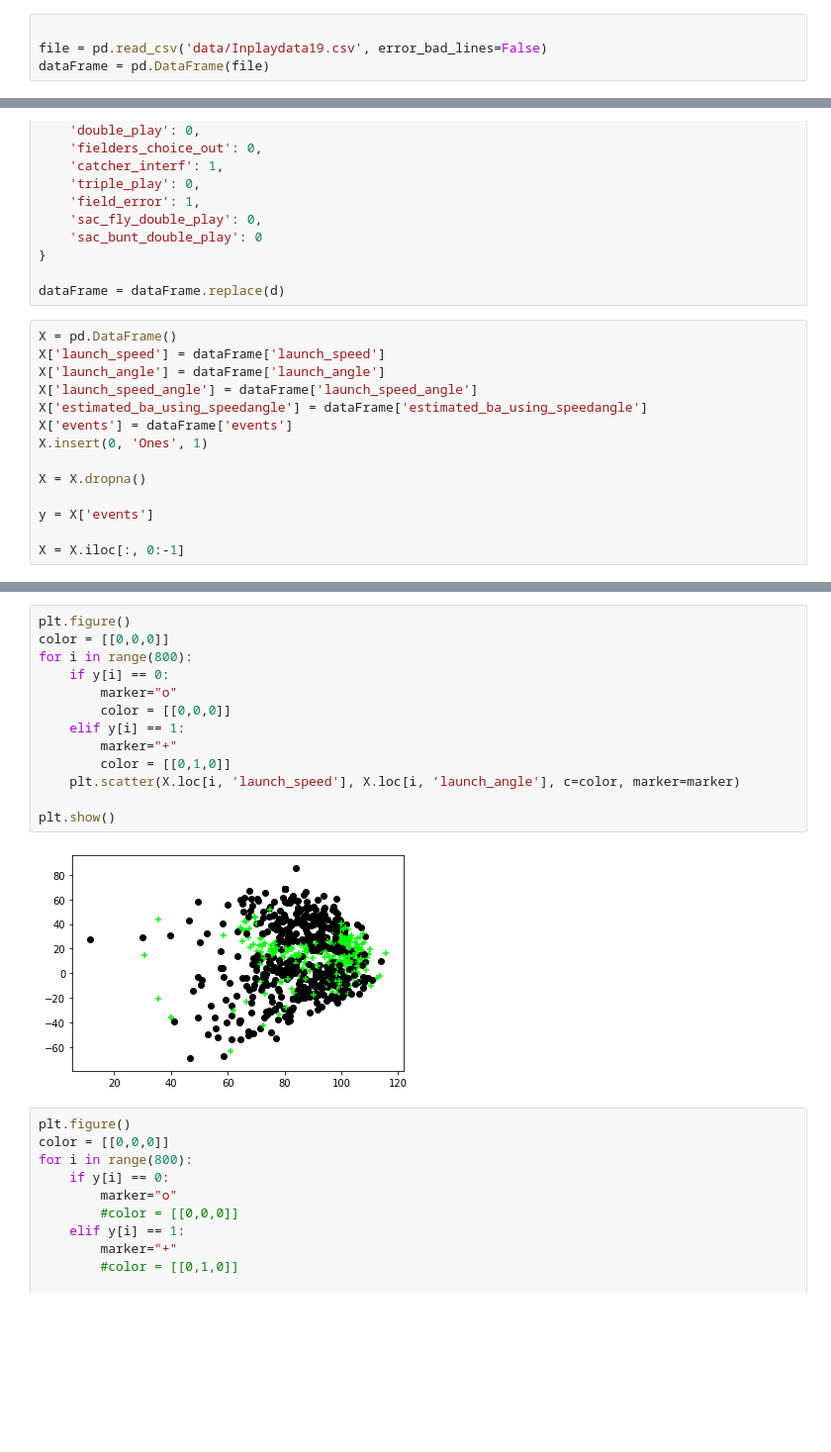
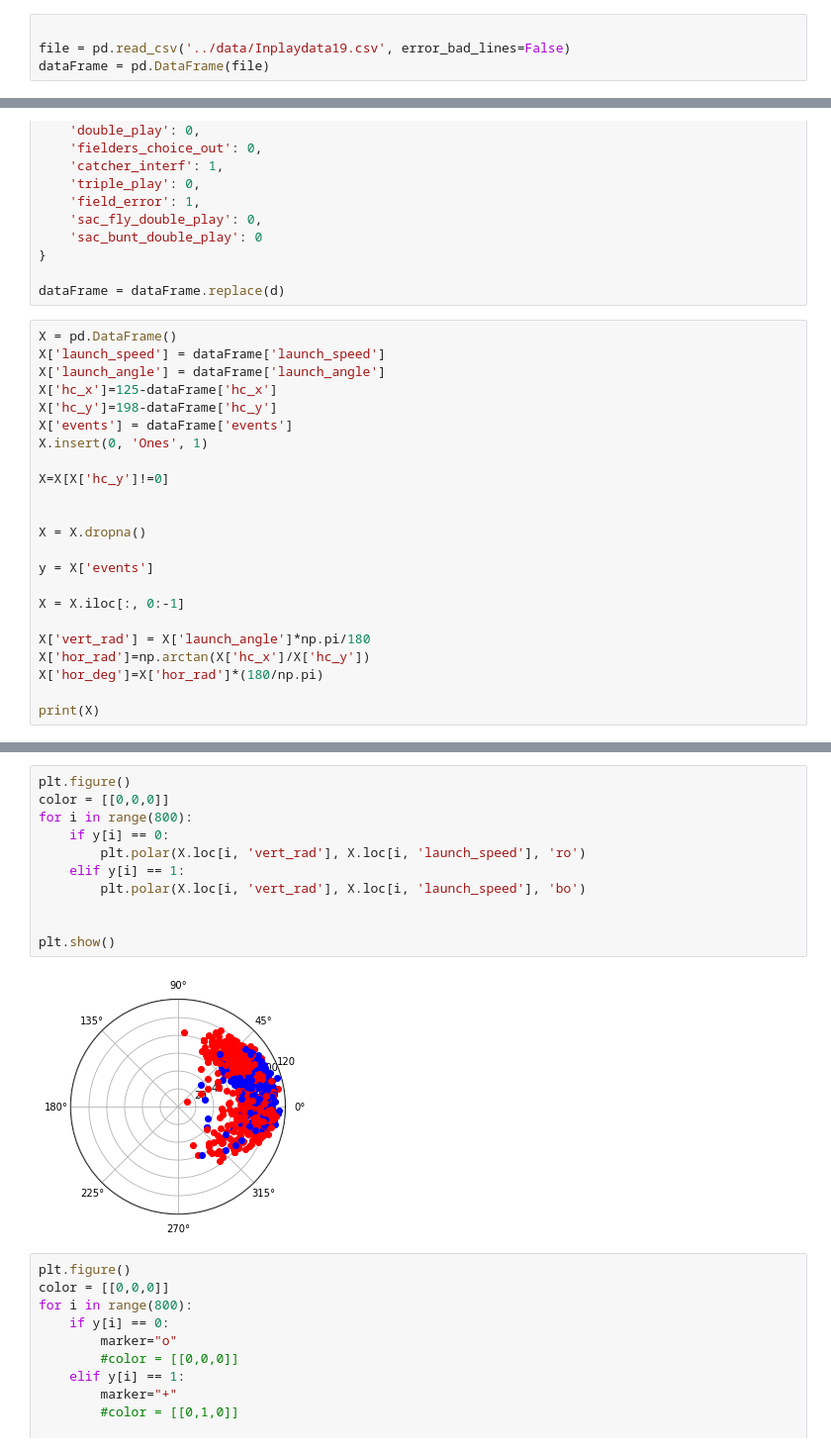
Before and after one commit to EricLangdon/cs254-Project, a Jupyter notebook: jupyter/Project_v2_randomfor.ipynb, the cells around one changed output, grey strips where cells are left out. Shown at 99% size. Saved outputs shown, nothing was run; the diff lists cells and outputs as text; blank space fills up the shorter version.

```diff
--- a/jupyter/Project_v2_randomfor.ipynb
+++ b/jupyter/Project_v2_randomfor.ipynb
@@ -10,7 +10,7 @@ from sklearn.ensemble import RandomForestClassifier
 from sklearn.tree import DecisionTreeClassifier
 # %%
 
-file = pd.read_csv('data/Inplaydata19.csv', error_bad_lines=False)
+file = pd.read_csv('../data/Inplaydata19.csv', error_bad_lines=False)
 dataFrame = pd.DataFrame(file)
 # %%
 # Single, Double, Triple, HomeRun, (field_out, force_out, fielders_choice) = out,
@@ -42,13 +42,22 @@ dataFrame = dataFrame.replace(d)
 X = pd.DataFrame()
 X['launch_speed'] = dataFrame['launch_speed']
 X['launch_angle'] = dataFrame['launch_angle']
-X['launch_speed_angle'] = dataFrame['launch_speed_angle']
-X['estimated_ba_using_speedangle'] = dataFrame['estimated_ba_using_speedangle']
+X['hc_x']=125-dataFrame['hc_x']
+X['hc_y']=198-dataFrame['hc_y']
 X['events'] = dataFrame['events']
 X.insert(0, 'Ones', 1)
+
+X=X[X['hc_y']!=0]
+
 
 X = X.dropna()
 
 y = X['events']
 
 X = X.iloc[:, 0:-1]
+
+X['vert_rad'] = X['launch_angle']*np.pi/180
+X['hor_rad']=np.arctan(X['hc_x']/X['hc_y'])
+X['hor_deg']=X['hor_rad']*(180/np.pi)
+
+print(X)
@@ -55,18 +82,16 @@ X = X.iloc[:, 0:-1]
 # %%
 plt.figure()
 color = [[0,0,0]]
 for i in range(800):
     if y[i] == 0:
-        marker="o"
-        color = [[0,0,0]]
+        plt.polar(X.loc[i, 'vert_rad'], X.loc[i, 'launch_speed'], 'ro')
     elif y[i] == 1:
-        marker="+"
-        color = [[0,1,0]]
-    plt.scatter(X.loc[i, 'launch_speed'], X.loc[i, 'launch_angle'], c=color, marker=marker)
+        plt.polar(X.loc[i, 'vert_rad'], X.loc[i, 'launch_speed'], 'bo')
+
 
 plt.show()
 # %% [output]
-[figure, old version]
+[figure, new version]
 # %%
 plt.figure()
 color = [[0,0,0]]
```
Also changed, not shown: parts of 7 cells of this notebook.
